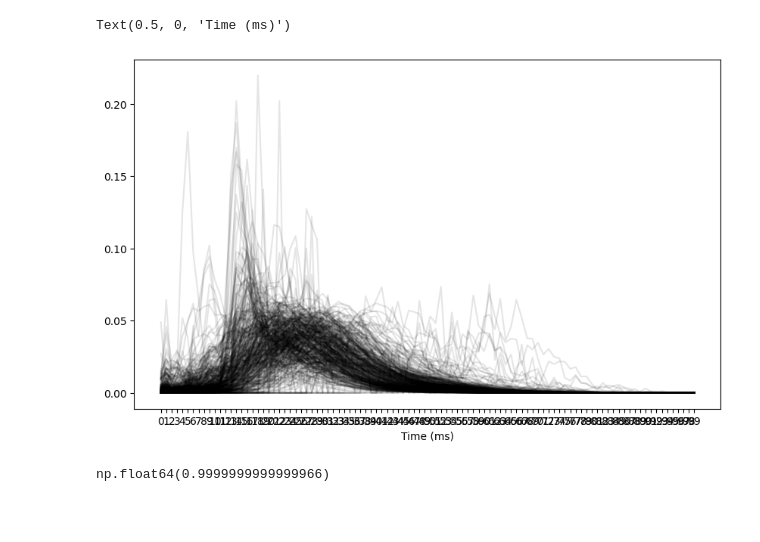
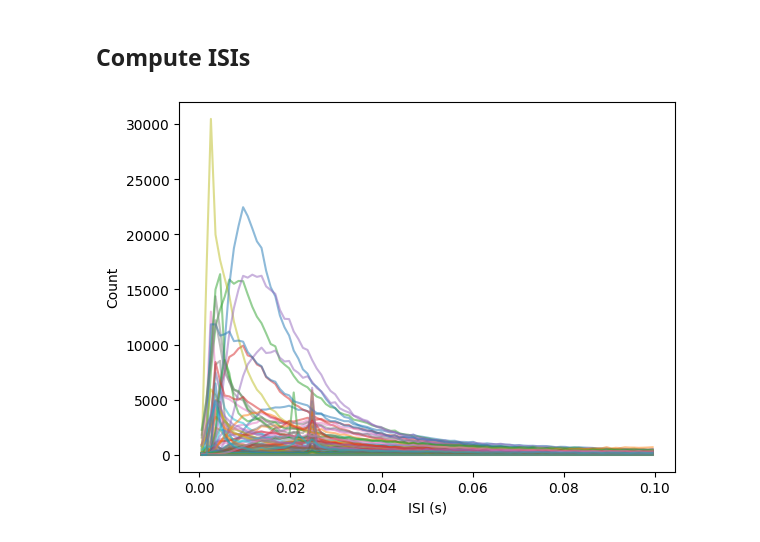
Before and after one commit to aghatpande/HIPPIE, a Jupyter notebook: test_opto_stim.ipynb, the cells around one changed output. Drawn from its saved outputs; the diff is of its cells as text; code cells hidden in the pictures; blank space fills up the shorter version.

```diff
--- a/test_opto_stim.ipynb
+++ b/test_opto_stim.ipynb
@@ -633,16 +538,33 @@ isi_npx
-# %%
-fig, ax = plt.subplots(figsize=(10, 6))
-ax.plot(isi_npx.T, color='k', alpha=0.1)
-ax.set_xlabel("Time (ms)")
-# %% [output]
-Text(0.5, 0, 'Time (ms)')
-[figure, removed]
-# %%
-np.sum(isi_npx.iloc[1, :])
-# %% [output]
-np.float64(0.9999999999999966)
 # %%
 # TODO
 # export waveforms (peak values of all of the waveforms should be -1/1)
 # export ISI distributions (each distribution should sum to 1)
 # export labels (cell type (just do the optotagged), brain area, ))
+# %% [markdown]
+## Compute ISIs
+# %%
+import pynapple as nap
+data = nap.load_file(filename)
+
+# select optotagged units
+optotagged_units = data['units'][data['units'].index[optotagged_indices]]
+# %%
+# compute ISI distributions within spontaneous epochs. TODO - expand to other epochs?
+# len(data['units'][data['units'].metadata['rate'] > 0.1])
+
+isi_distribution = nap.compute_isi_distribution(
+    data=optotagged_units, bins=np.linspace(0, 0.1, 100)
+    )
+isi_distribution
+for col in isi_distribution.columns:
+    plt.plot(
+        isi_distribution.index,
+        isi_distribution[col].values,
+        alpha=0.5,
+        label=col,
+    )
+plt.xlabel("ISI (s)")
+plt.ylabel("Count")
+plt.show()
+# %% [output]
+[figure, added]
```
Also changed, not shown: parts of 21 cells of this notebook, 9 other files.
